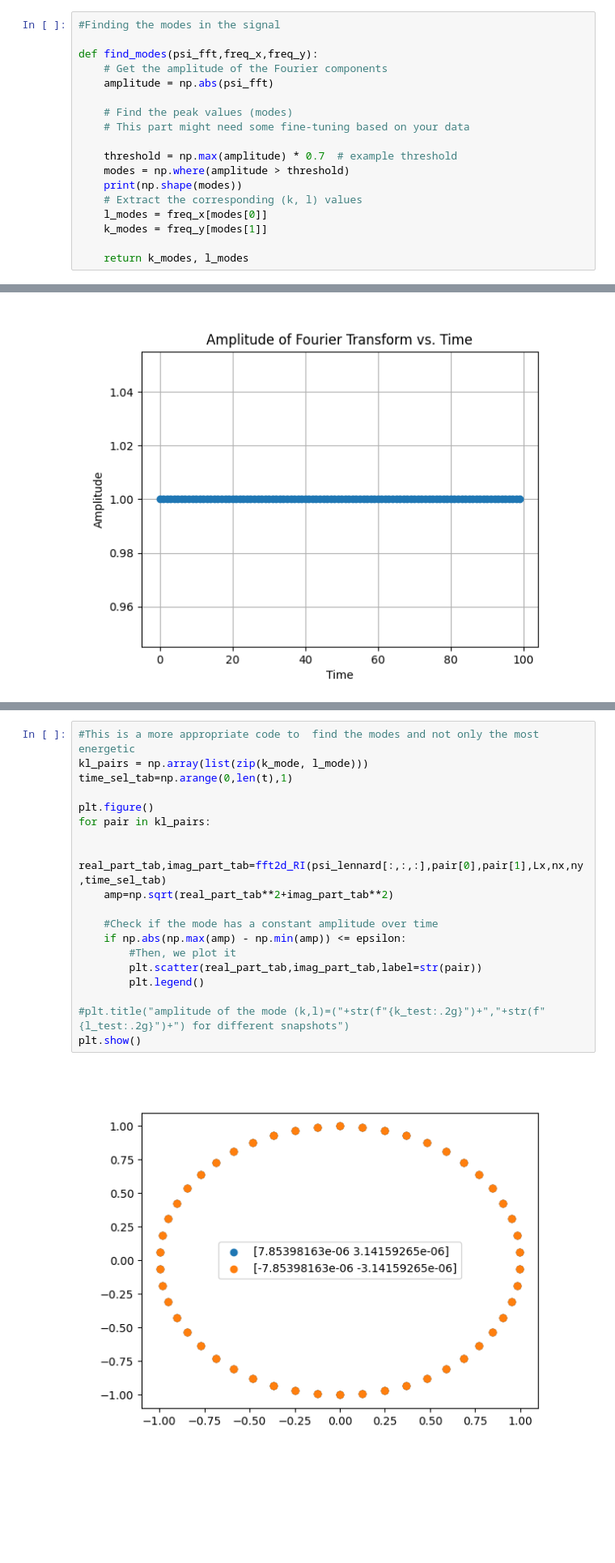
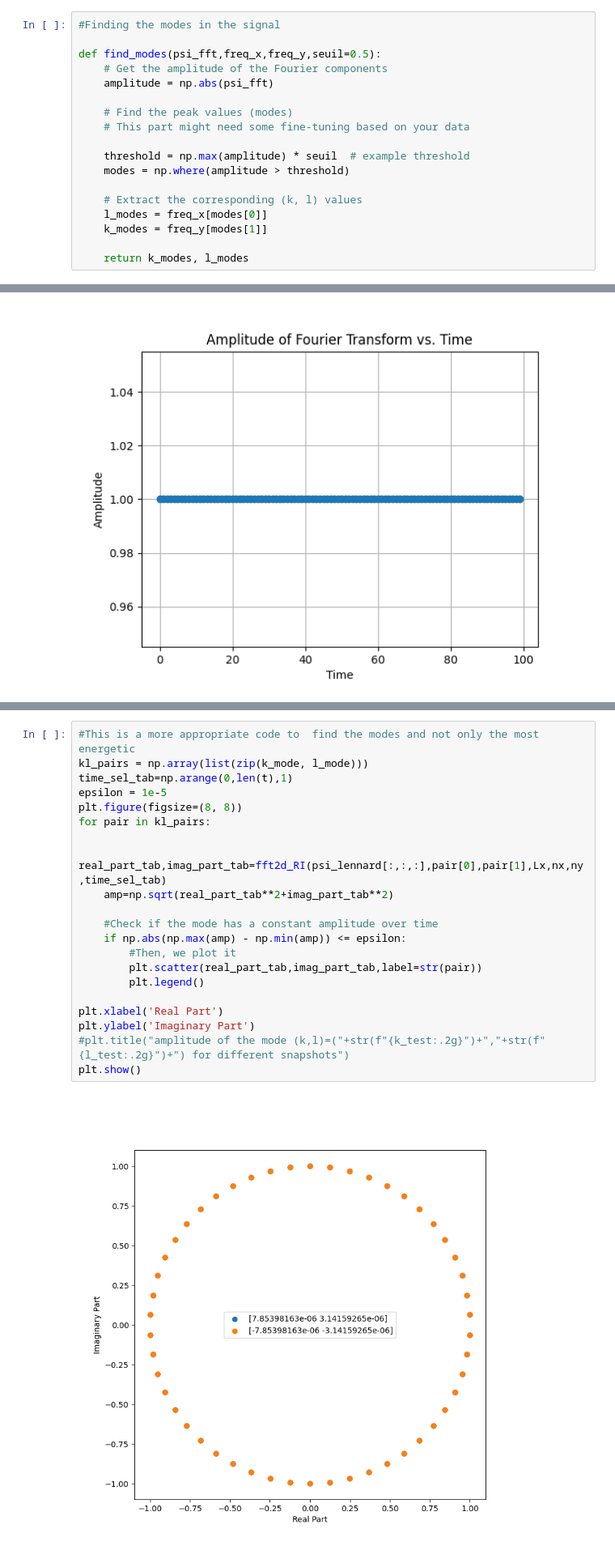
Before and after one commit to LennardMiller/Stage_M2, a Jupyter notebook: Rossby_diag.ipynb, the cells around one changed output, grey strips where cells are left out. Shown at 81% size. Saved outputs shown, nothing was run; the diff lists cells and outputs as text; blank space fills up the shorter version.

```diff
--- a/Rossby_diag.ipynb
+++ b/Rossby_diag.ipynb
@@ -148,16 +322,16 @@ def pulsation(real_part_tab, imag_part_tab, time_tab):
 # %%
 #Finding the modes in the signal
 
-def find_modes(psi_fft,freq_x,freq_y):
+def find_modes(psi_fft,freq_x,freq_y,seuil=0.5):
     # Get the amplitude of the Fourier components
     amplitude = np.abs(psi_fft)
 
     # Find the peak values (modes)
     # This part might need some fine-tuning based on your data
 
-    threshold = np.max(amplitude) * 0.7  # example threshold
+    threshold = np.max(amplitude) * seuil  # example threshold
     modes = np.where(amplitude > threshold)
-    print(np.shape(modes))
+
     # Extract the corresponding (k, l) values
     l_modes = freq_x[modes[0]]
     k_modes = freq_y[modes[1]]
@@ -276,21 +449,23 @@ print(k_mode,l_mode)
 # %%
 #This is a more appropriate code to  find the modes and not only the most energetic
 kl_pairs = np.array(list(zip(k_mode, l_mode)))
 time_sel_tab=np.arange(0,len(t),1)
-
-plt.figure()
+epsilon = 1e-5
+plt.figure(figsize=(8, 8))
 for pair in kl_pairs:
 
     real_part_tab,imag_part_tab=fft2d_RI(psi_lennard[:,:,:],pair[0],pair[1],Lx,nx,ny,time_sel_tab)
     amp=np.sqrt(real_part_tab**2+imag_part_tab**2)
 
     #Check if the mode has a constant amplitude over time
     if np.abs(np.max(amp) - np.min(amp)) <= epsilon:
         #Then, we plot it
         plt.scatter(real_part_tab,imag_part_tab,label=str(pair))
         plt.legend()
 
+plt.xlabel('Real Part')
+plt.ylabel('Imaginary Part')
 #plt.title("amplitude of the mode (k,l)=("+str(f"{k_test:.2g}")+","+str(f"{l_test:.2g}")+") for different snapshots")
 plt.show()
 # %% [output]
-[figure, old version]
+[figure, new version]
```
Also changed, not shown: parts of 48 cells of this notebook, 16 other files.
